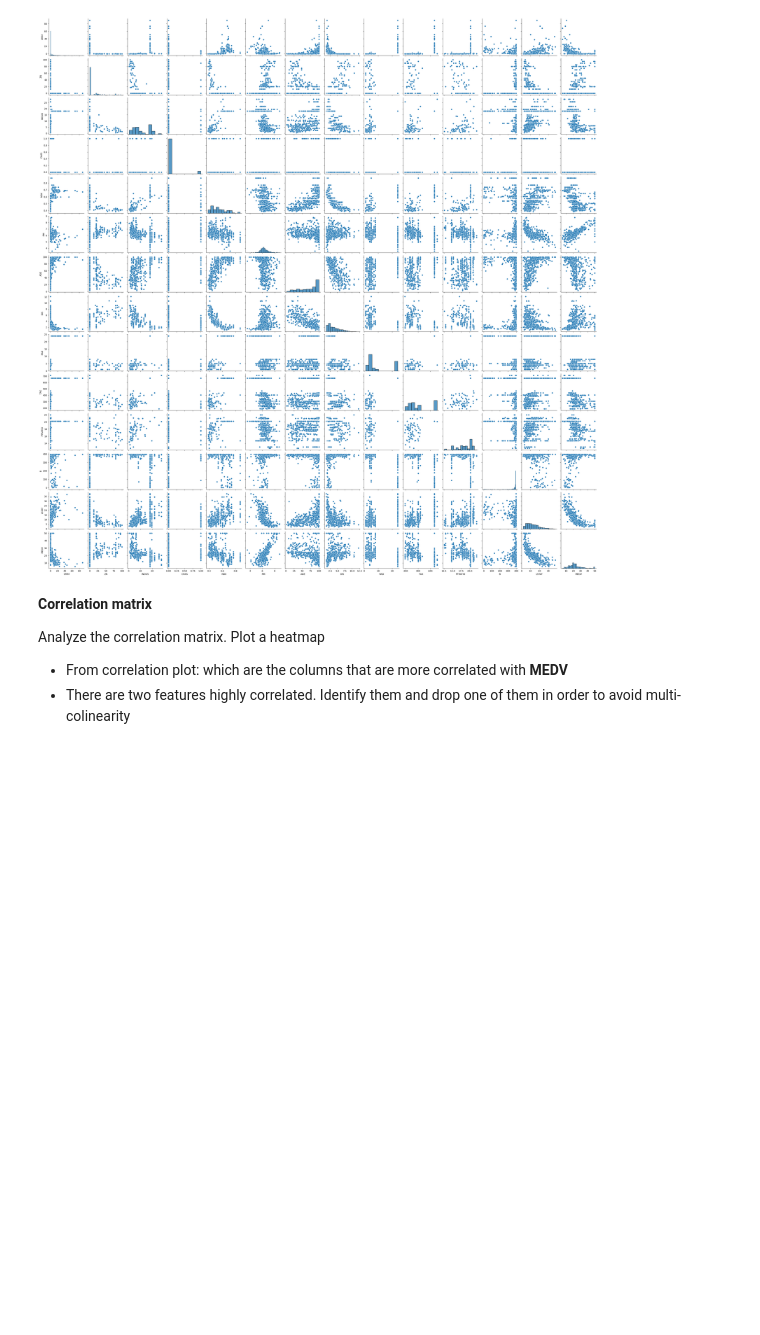
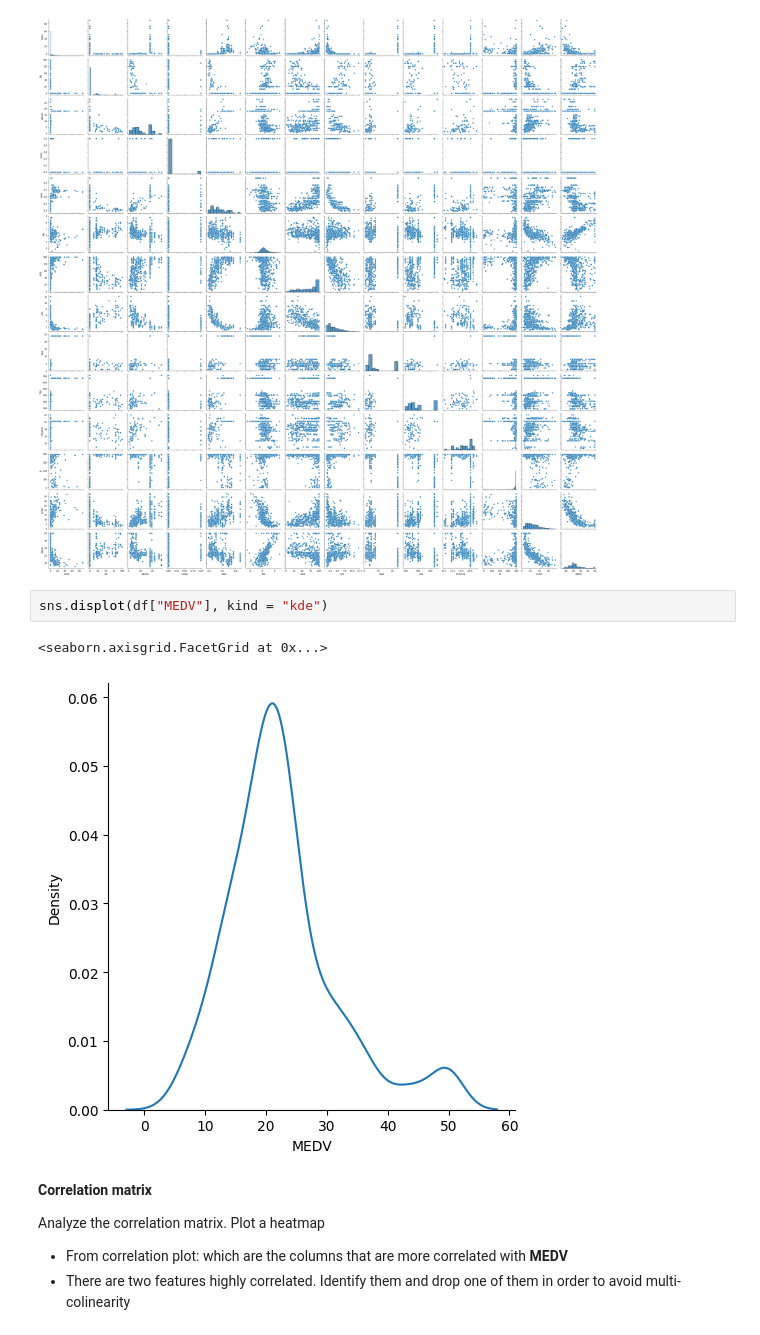
Before and after one commit to hug4470/ONLINE_DS_THEBRIDE_HUGOMM, a Jupyter notebook: 3-Machine_Learning/1-Supervisado/1-Regression/2-Polynomial_Regression/ejercicios/3 Polynomial_Regression.ipynb, the cells around one changed output. Saved outputs shown, nothing was run; the diff lists cells and outputs as text; blank space fills up the shorter version.

```diff
--- a/3-Machine_Learning/1-Supervisado/1-Regression/2-Polynomial_Regression/ejercicios/3 Polynomial_Regression.ipynb
+++ b/3-Machine_Learning/1-Supervisado/1-Regression/2-Polynomial_Regression/ejercicios/3 Polynomial_Regression.ipynb
@@ -112,6 +112,11 @@ df
 sns.pairplot(df);
 # %% [output]
 [figure]
+# %%
+sns.displot(df["MEDV"], kind = "kde")
+# %% [output]
+<seaborn.axisgrid.FacetGrid at 0x...>
+[figure, added]
 # %% [markdown]
 **Correlation matrix**
 
```
Also changed, not shown: parts of 11 cells of this notebook, 17 other files.
